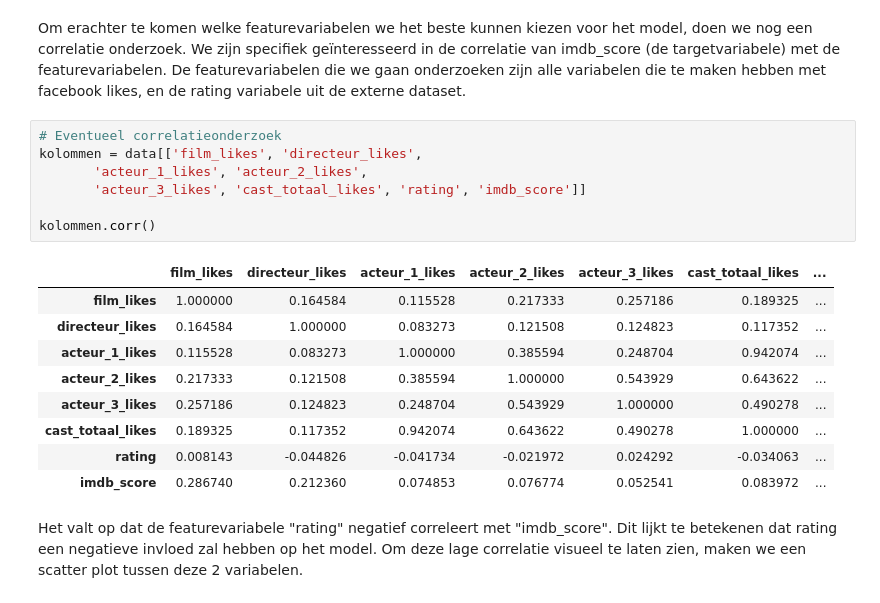
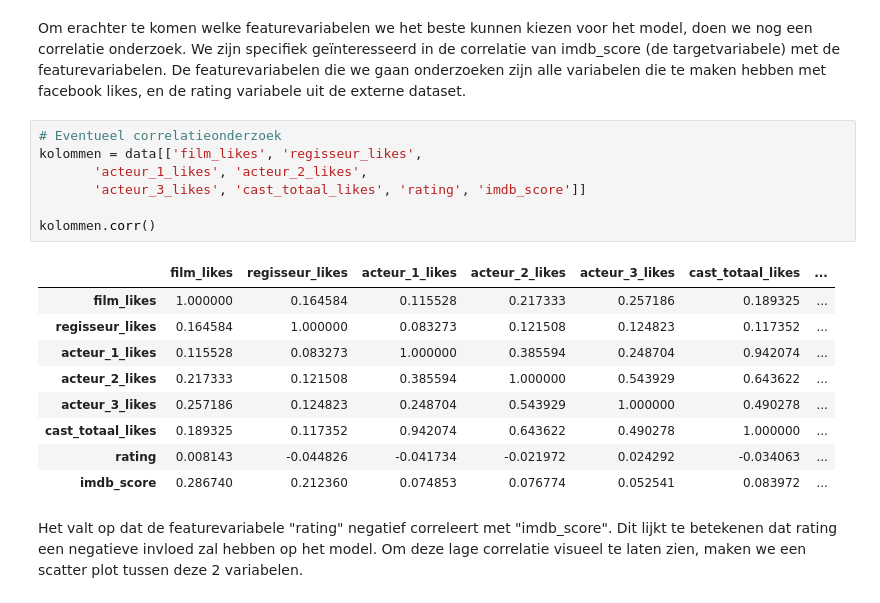
Before and after one commit to GitMathijs/CM2024-casus, a Jupyter notebook: CM_casusopdracht_vraag2.ipynb, the cells around one changed output. Cells and saved outputs as stored; diff of their text form.

```diff
--- a/CM_casusopdracht_vraag2.ipynb
+++ b/CM_casusopdracht_vraag2.ipynb
@@ -103,15 +103,15 @@ Op deze manier krijgen we 2580 matches, dit is significant meer dan de eerdere 1
 Om erachter te komen welke featurevariabelen we het beste kunnen kiezen voor het model, doen we nog een correlatie onderzoek. We zijn specifiek geïnteresseerd in de correlatie van imdb_score (de targetvariabele) met de featurevariabelen. De featurevariabelen die we gaan onderzoeken zijn alle variabelen die te maken hebben met facebook likes, en de rating variabele uit de externe dataset.
 # %%
 # Eventueel correlatieonderzoek
-kolommen = data[['film_likes', 'directeur_likes',
+kolommen = data[['film_likes', 'regisseur_likes',
        'acteur_1_likes', 'acteur_2_likes',
        'acteur_3_likes', 'cast_totaal_likes', 'rating', 'imdb_score']]
 
 kolommen.corr()
 # %% [output]
-|  | film_likes | directeur_likes | acteur_1_likes | acteur_2_likes | acteur_3_likes | cast_totaal_likes | ... |
+|  | film_likes | regisseur_likes | acteur_1_likes | acteur_2_likes | acteur_3_likes | cast_totaal_likes | ... |
 | film_likes | 1.000000 | 0.164584 | 0.115528 | 0.217333 | 0.257186 | 0.189325 | ... |
-| directeur_likes | 0.164584 | 1.000000 | 0.083273 | 0.121508 | 0.124823 | 0.117352 | ... |
+| regisseur_likes | 0.164584 | 1.000000 | 0.083273 | 0.121508 | 0.124823 | 0.117352 | ... |
 | acteur_1_likes | 0.115528 | 0.083273 | 1.000000 | 0.385594 | 0.248704 | 0.942074 | ... |
 | acteur_2_likes | 0.217333 | 0.121508 | 0.385594 | 1.000000 | 0.543929 | 0.643622 | ... |
 | acteur_3_likes | 0.257186 | 0.124823 | 0.248704 | 0.543929 | 1.000000 | 0.490278 | ... |
```
Also changed, not shown: parts of 10 cells of this notebook, 3 other files.
